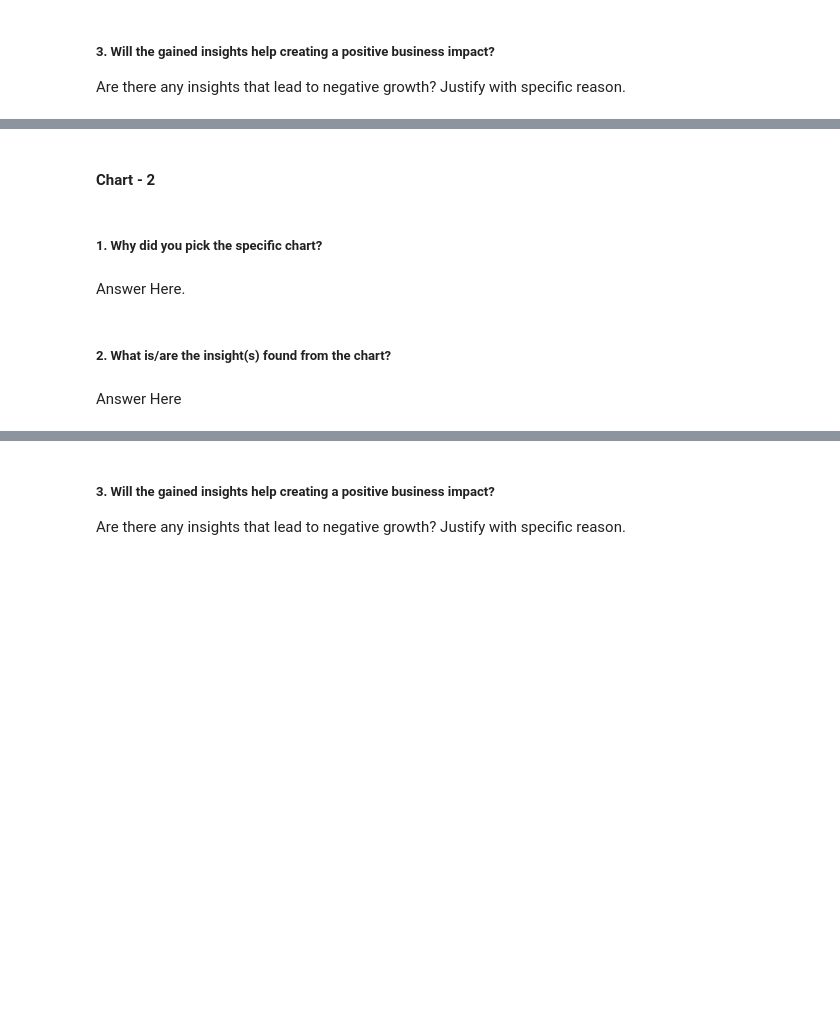
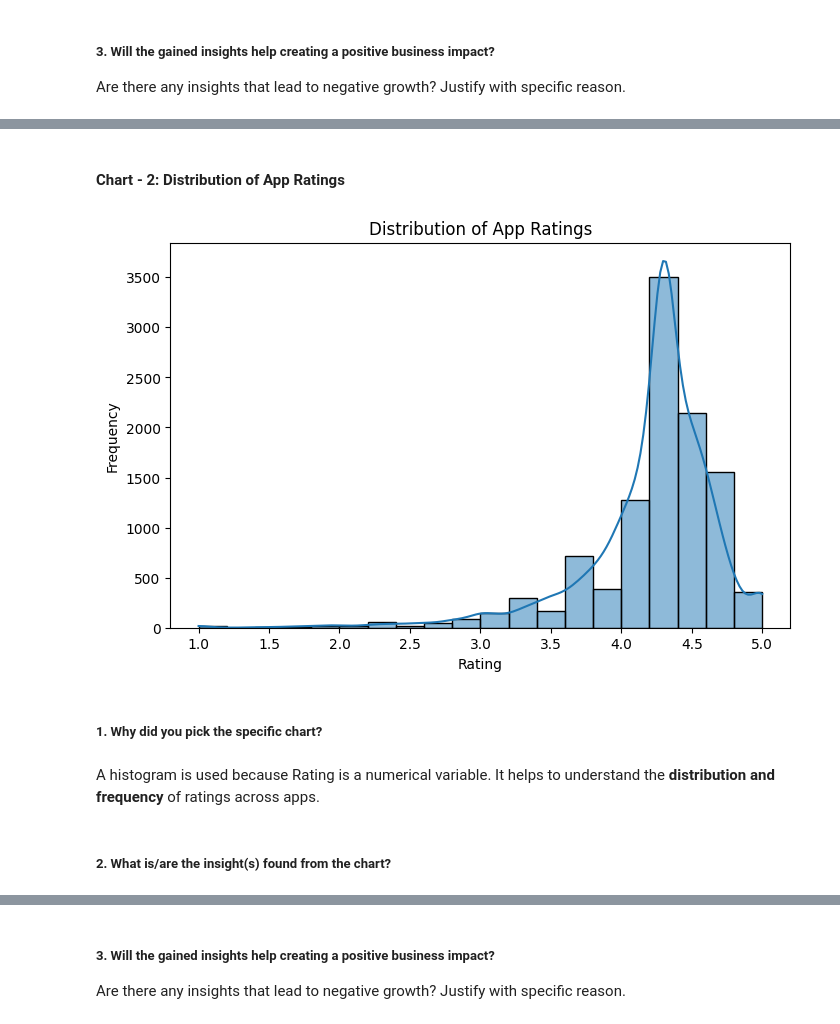
Before and after one commit to Chetanpatil71502/EDA-Play-Store-App-Review-Analysis, a Jupyter notebook: EDA_Play_Store_App_Review_Analysis.ipynb, the cells around one changed output, grey strips where cells are left out. Cells and saved outputs as stored; diff of their text form; code cells hidden in the pictures; blank space fills up the shorter version.

```diff
--- a/EDA_Play_Store_App_Review_Analysis.ipynb
+++ b/EDA_Play_Store_App_Review_Analysis.ipynb
@@ -501,2 +521,2 @@ Answer Here
 # %% [markdown]
-#### Chart - 2
+#### Chart - 2: Distribution of App Ratings
@@ -505,8 +523,22 @@ Answer Here
+# %%
+plt.figure(figsize=(8,5))
+
+# Plotting histogram to see how ratings are distributed
+sns.histplot(playstore_df['Rating'], bins=20, kde=True)
+
+# Adding labels and title
+plt.title("Distribution of App Ratings")
+plt.xlabel("Rating")
+plt.ylabel("Frequency")
+
+# Display the chart
+plt.show()
+# %% [output]
+[figure, added]
 # %% [markdown]
 ##### 1. Why did you pick the specific chart?
-# %% [markdown]
-Answer Here.
+# %% [markdown]
+A histogram is used because Rating is a numerical variable.
+It helps to understand the **distribution and frequency** of ratings across apps.
 # %% [markdown]
 ##### 2. What is/are the insight(s) found from the chart?
-# %% [markdown]
-Answer Here
```
Also changed, not shown: parts of 23 cells of this notebook.
